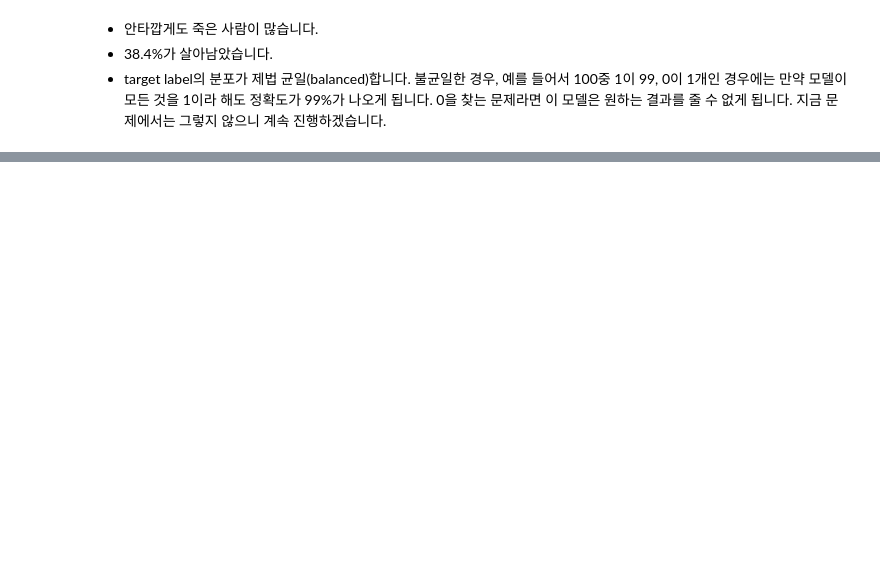
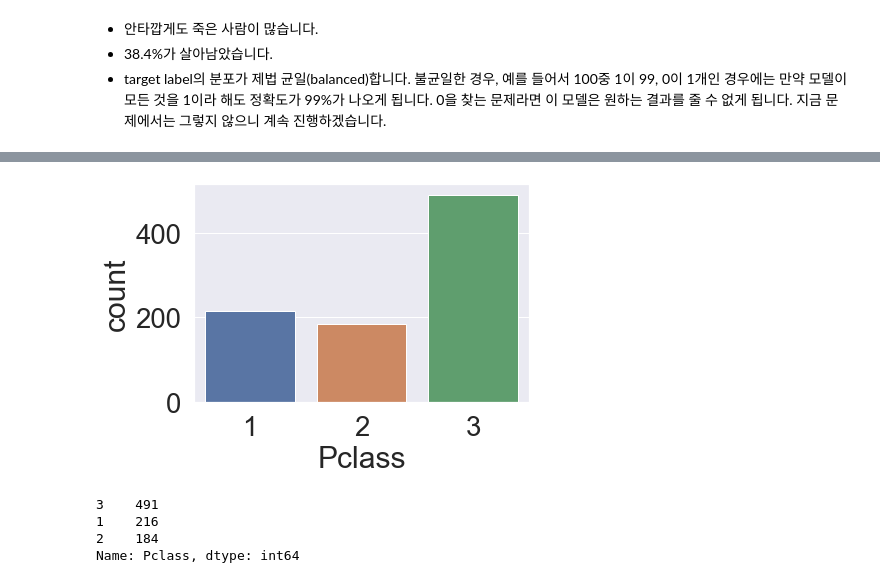
Before and after one commit to YoonSungLee/Algorithm_python, a Jupyter notebook: Tmp/KaggleStudy_Titanic_01.ipynb, the cells around one changed output, grey strips where cells are left out. Cells and saved outputs as stored; diff of their text form; code cells hidden in the pictures; blank space fills up the shorter version.

```diff
--- a/Tmp/KaggleStudy_Titanic_01.ipynb
+++ b/Tmp/KaggleStudy_Titanic_01.ipynb
@@ -255,0 +371,14 @@ Name: Survived, dtype: int64
+# %%
+# hue 제거
+
+sns.countplot('Pclass', data=df_train)
+plt.show()
+# %% [output]
+[figure, added]
+# %%
+df_train['Pclass'].value_counts()
+# %% [output]
+3    491
+1    216
+2    184
+Name: Pclass, dtype: int64
```
Also changed, not shown: parts of 33 cells of this notebook.
